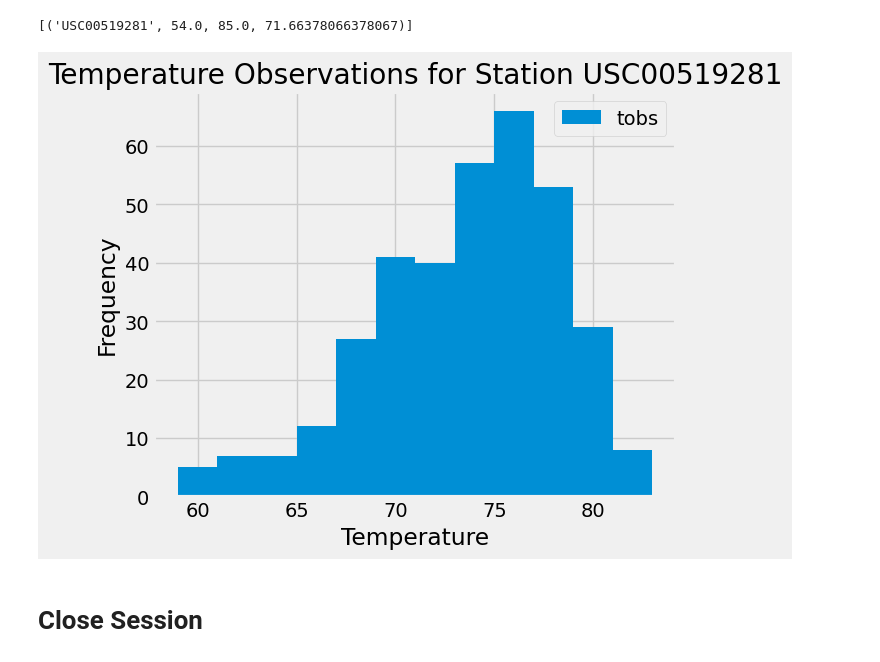
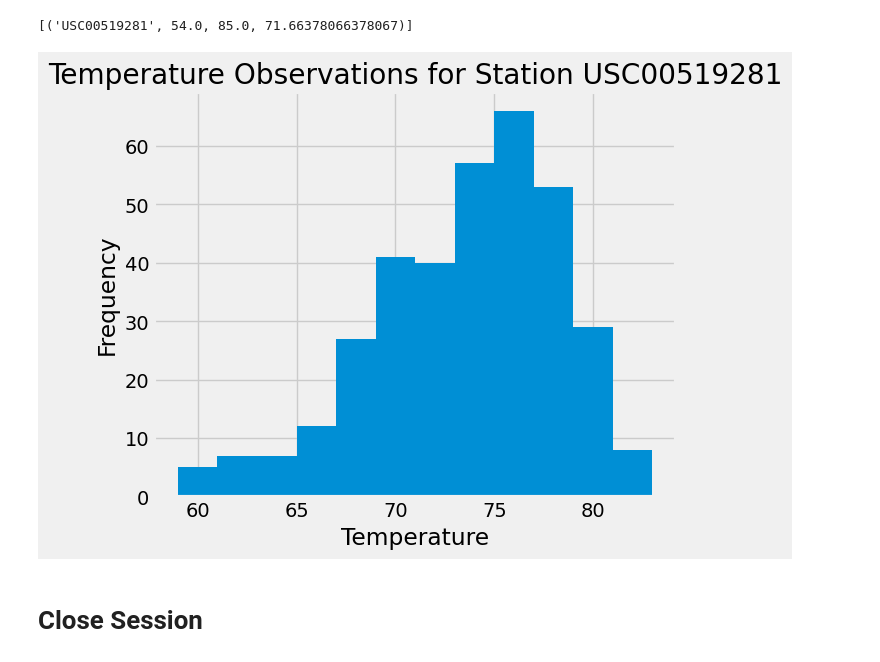
Before and after one commit to moonsunkey/sqlalchemy-challenge, a Jupyter notebook: SurfsUp/climate.ipynb, the cells around one changed output. Saved outputs shown, nothing was run; the diff lists cells and outputs as text; code cells hidden in the pictures.

```diff
--- a/SurfsUp/climate.ipynb
+++ b/SurfsUp/climate.ipynb
@@ -178,22 +169,21 @@ USC00519281_info
 # %%
 # Using the most active station id
 # Query the last 12 months of temperature observation data for this station and plot the results as a histogram
 USC00519281_data = session.query(measurement.date, measurement.tobs).\
     filter(measurement.station == 'USC00519281').\
     filter(text("date >= (SELECT date(MAX(date), '-365 day') FROM measurement)")).\
     order_by(measurement.date).all()
 
 df = pd.DataFrame(USC00519281_data, columns=['date', 'tobs'])
 
 # Plot the results as a histogram
 plt.figure(figsize=(6, 5))
 df['tobs'].plot(kind='hist', bins=12, title='Temperature Observations for Station USC00519281',label='tobs')
 plt.xlabel('Temperature')
 plt.ylabel('Frequency')
-plt.legend()
 plt.show()
 # %% [output]
-[figure, old version]
+[figure, new version]
 # %% [markdown]
 # Close Session
 # %%
```
Also changed, not shown: parts of 6 cells of this notebook.
